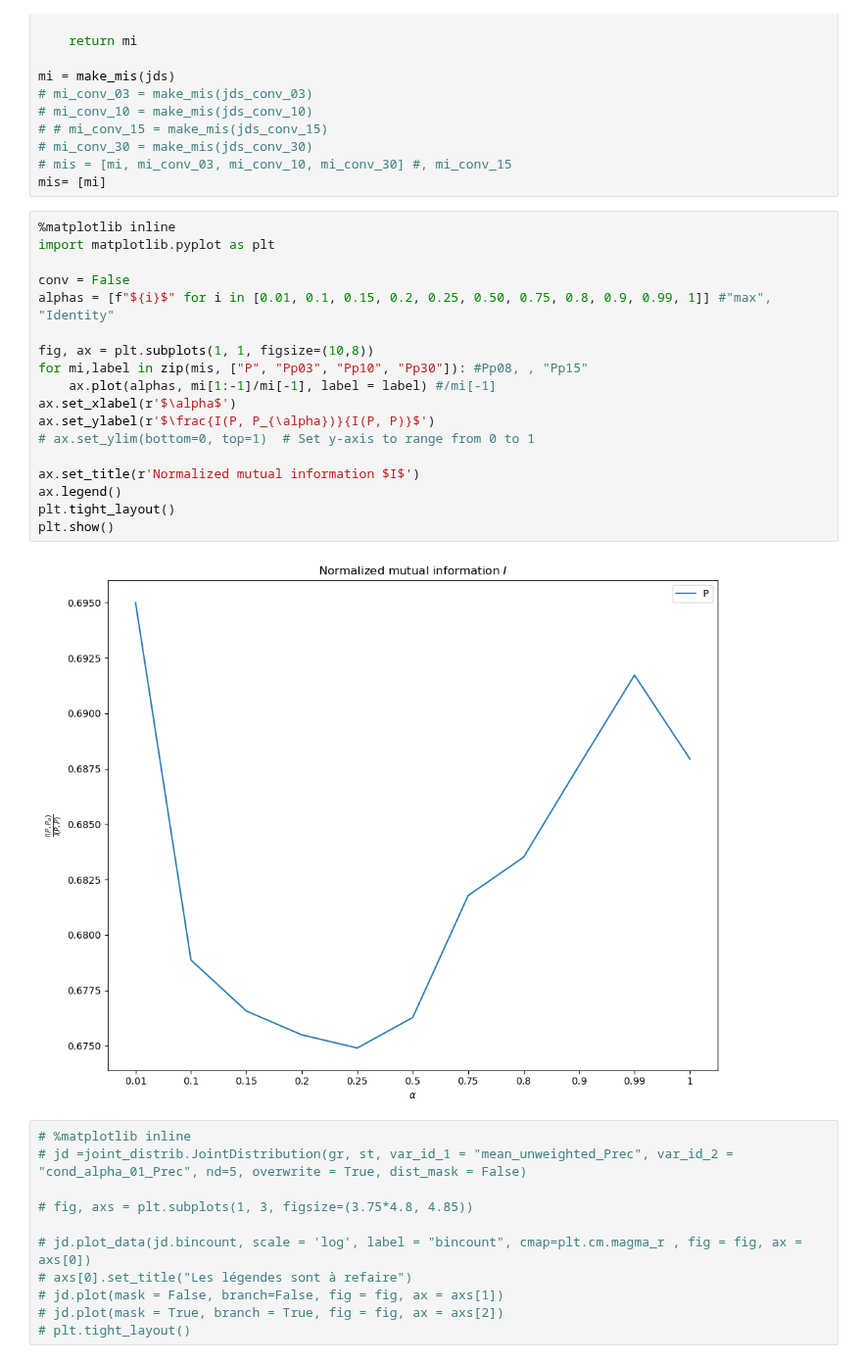
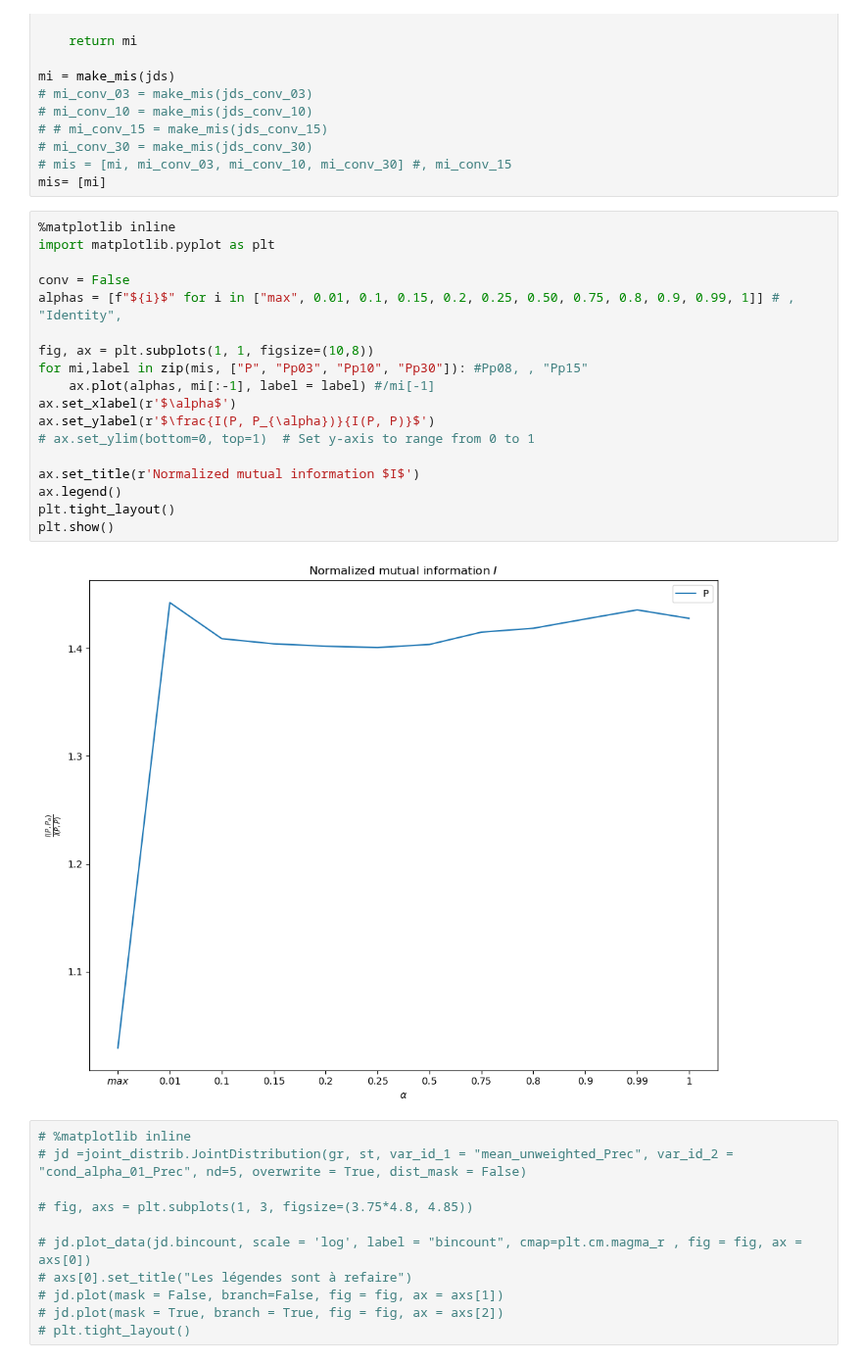
Before and after one commit to 19carenso/tempest, a Jupyter notebook: viz/cond_prec.ipynb, the cells around one changed output. Shown at 98% size. Cells and saved outputs as stored; diff of their text form.

```diff
--- a/viz/cond_prec.ipynb
+++ b/viz/cond_prec.ipynb
@@ -528,23 +531,23 @@ mis= [mi]
 # %%
 %matplotlib inline
 import matplotlib.pyplot as plt
 
 conv = False
-alphas = [f"${i}$" for i in [0.01, 0.1, 0.15, 0.2, 0.25, 0.50, 0.75, 0.8, 0.9, 0.99, 1]] #"max", "Identity"
+alphas = [f"${i}$" for i in ["max", 0.01, 0.1, 0.15, 0.2, 0.25, 0.50, 0.75, 0.8, 0.9, 0.99, 1]] # , "Identity",
 
 fig, ax = plt.subplots(1, 1, figsize=(10,8))
 for mi,label in zip(mis, ["P", "Pp03", "Pp10", "Pp30"]): #Pp08, , "Pp15"
-    ax.plot(alphas, mi[1:-1]/mi[-1], label = label) #/mi[-1]
+    ax.plot(alphas, mi[:-1], label = label) #/mi[-1]
 ax.set_xlabel(r'$\alpha$')
 ax.set_ylabel(r'$\frac{I(P, P_{\alpha})}{I(P, P)}$')
 # ax.set_ylim(bottom=0, top=1)  # Set y-axis to range from 0 to 1
 
 ax.set_title(r'Normalized mutual information $I$')
 ax.legend()
 plt.tight_layout()
 plt.show()
 # %% [output]
-[figure, old version]
+[figure, new version]
 # %%
 # %matplotlib inline
 # jd =joint_distrib.JointDistribution(gr, st, var_id_1 = "mean_unweighted_Prec", var_id_2 = "cond_alpha_01_Prec", nd=5, overwrite = True, dist_mask = False)
```
Also changed, not shown: parts of 4 cells of this notebook, 45 other files.
